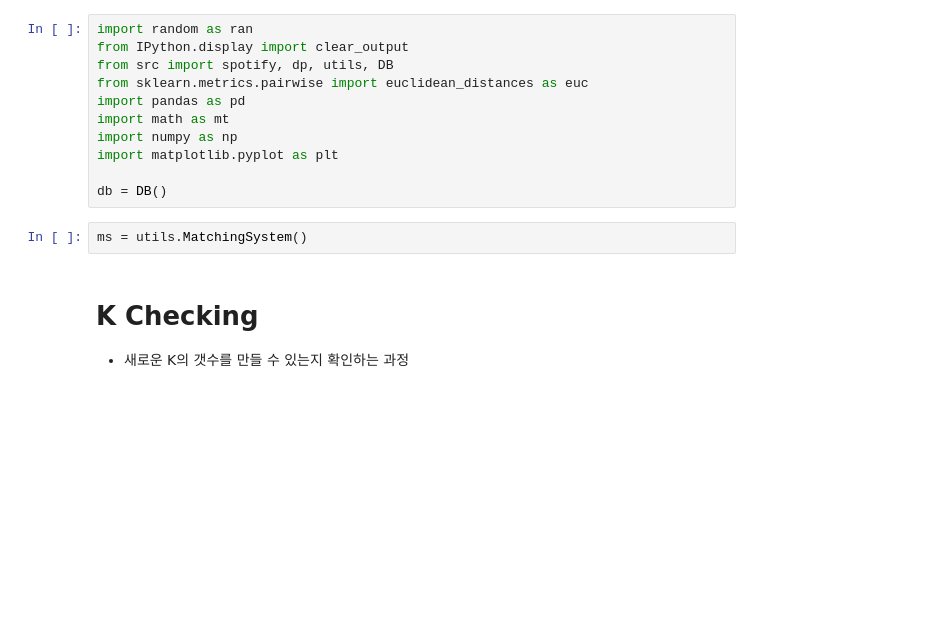
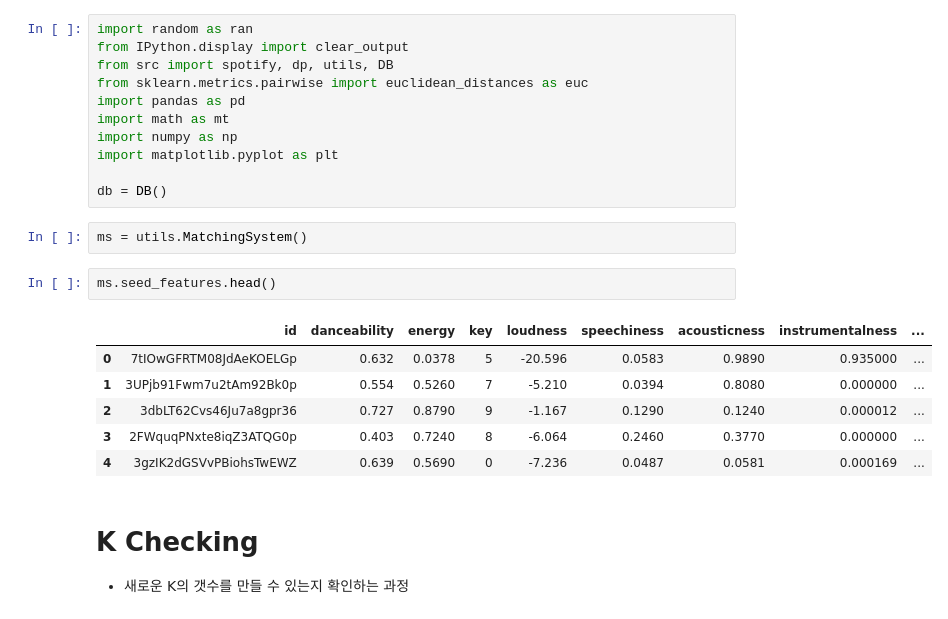
Before and after one commit to formegusto/research-muletter, a Jupyter notebook: pt4. MailBox Clustering.ipynb, the cells around one changed output. Cells and saved outputs as stored; diff of their text form; blank space fills up the shorter version.

```diff
--- a/pt4. MailBox Clustering.ipynb
+++ b/pt4. MailBox Clustering.ipynb
@@ -18,6 +15,15 @@ import matplotlib.pyplot as plt
 db = DB()
 # %%
 ms = utils.MatchingSystem()
+# %%
+ms.seed_features.head()
+# %% [output]
+|  | id | danceability | energy | key | loudness | speechiness | acousticness | instrumentalness | ... |
+| 0 | 7tIOwGFRTM08JdAeKOELGp | 0.632 | 0.0378 | 5 | -20.596 | 0.0583 | 0.9890 | 0.935000 | ... |
+| 1 | 3UPjb91Fwm7u2tAm92Bk0p | 0.554 | 0.5260 | 7 | -5.210 | 0.0394 | 0.8080 | 0.000000 | ... |
+| 2 | 3dbLT62Cvs46Ju7a8gpr36 | 0.727 | 0.8790 | 9 | -1.167 | 0.1290 | 0.1240 | 0.000012 | ... |
+| 3 | 2FWquqPNxte8iqZ3ATQG0p | 0.403 | 0.7240 | 8 | -6.064 | 0.2460 | 0.3770 | 0.000000 | ... |
+| 4 | 3gzIK2dGSVvPBiohsTwEWZ | 0.639 | 0.5690 | 0 | -7.236 | 0.0487 | 0.0581 | 0.000169 | ... |
 # %% [markdown]
 # K Checking
 - 새로운 K의 갯수를 만들 수 있는지 확인하는 과정
```
Also changed, not shown: parts of 10 cells of this notebook, 1 other file.
